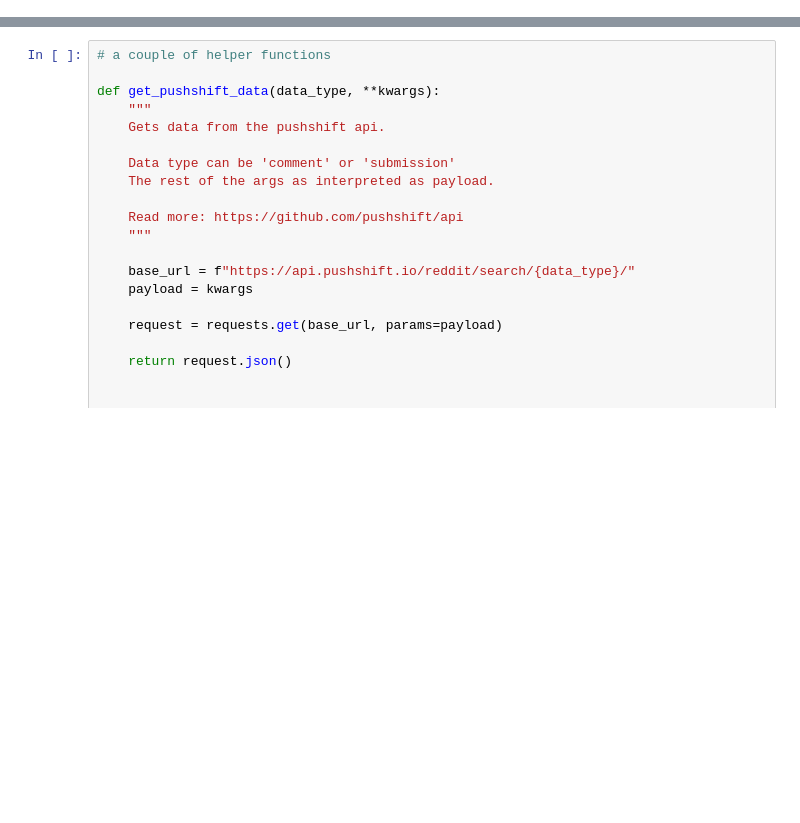
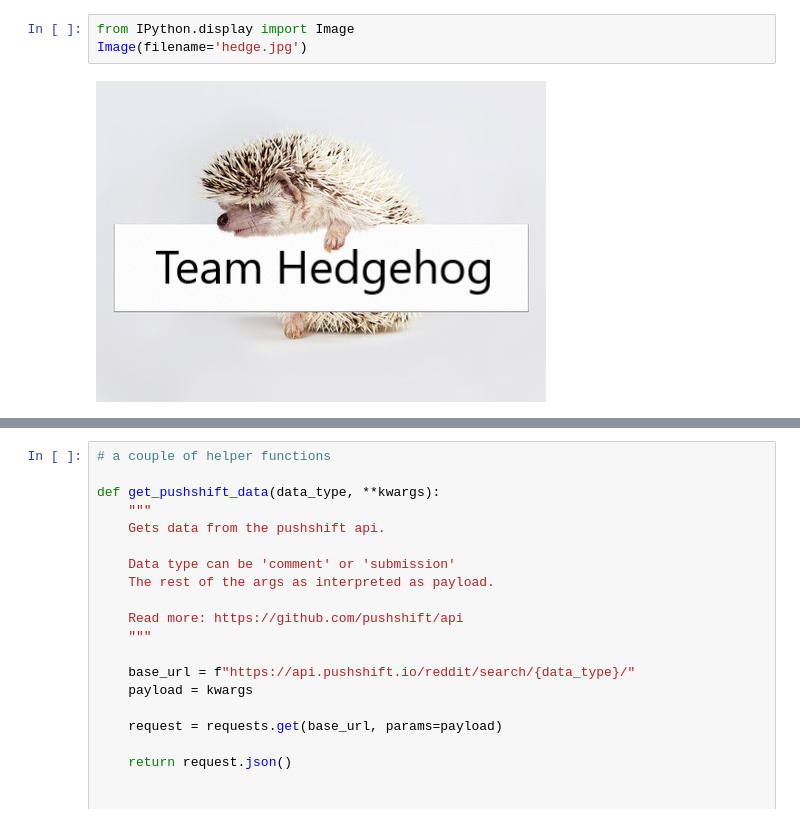
Before and after one commit to rielleriri/FAHedgeHog, a Jupyter notebook: notebooks/Dashboard.ipynb, the cells around one changed output, grey strips where cells are left out. Drawn from its saved outputs; the diff is of its cells as text; blank space fills up the shorter version.

```diff
--- a/notebooks/Dashboard.ipynb
+++ b/notebooks/Dashboard.ipynb
@@ -20,0 +33,5 @@ nltk.download()
+# %%
+from IPython.display import Image
+Image(filename='hedge.jpg')
+# %% [output]
+[figure, added]
```
Also changed, not shown: parts of 26 cells of this notebook, 3 other files.
